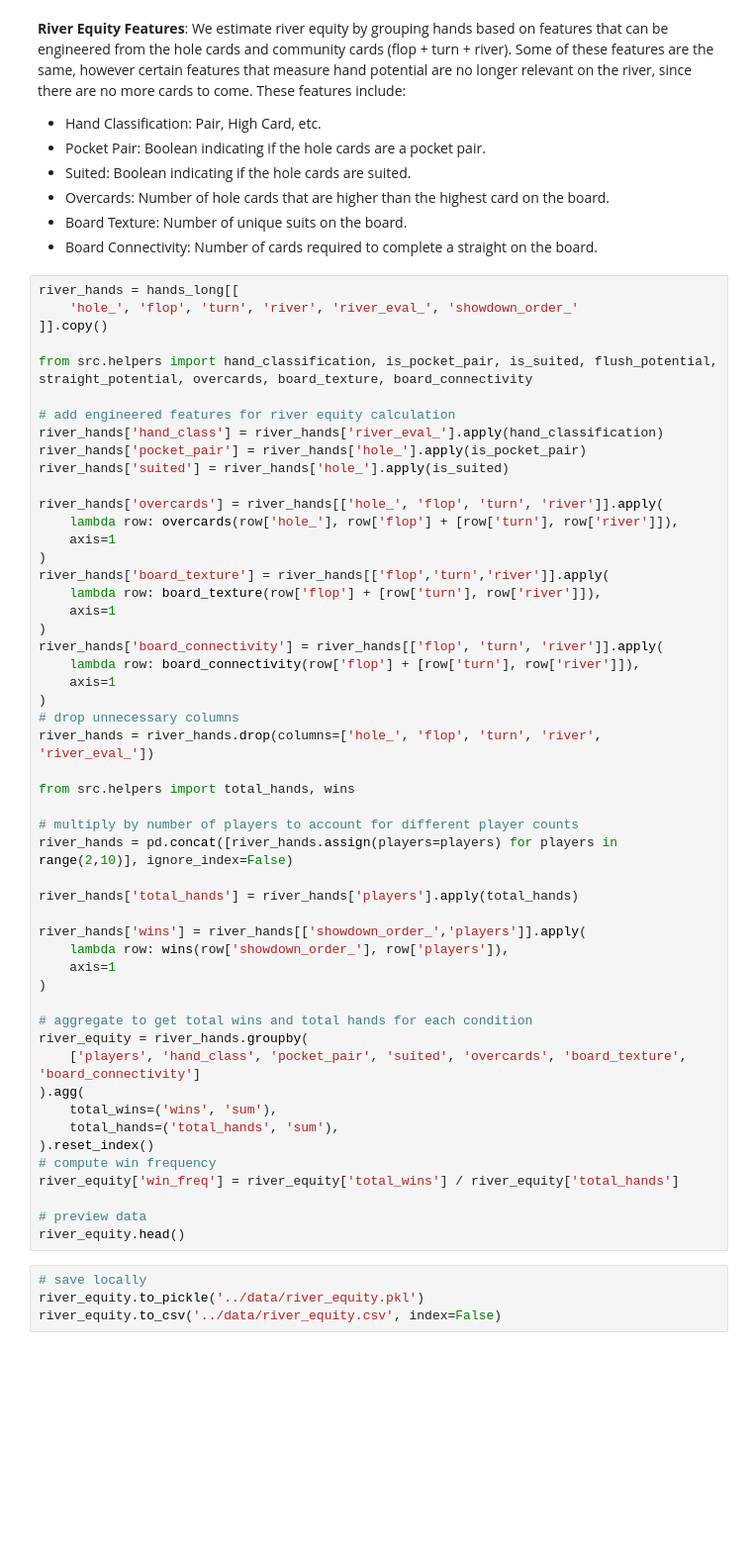
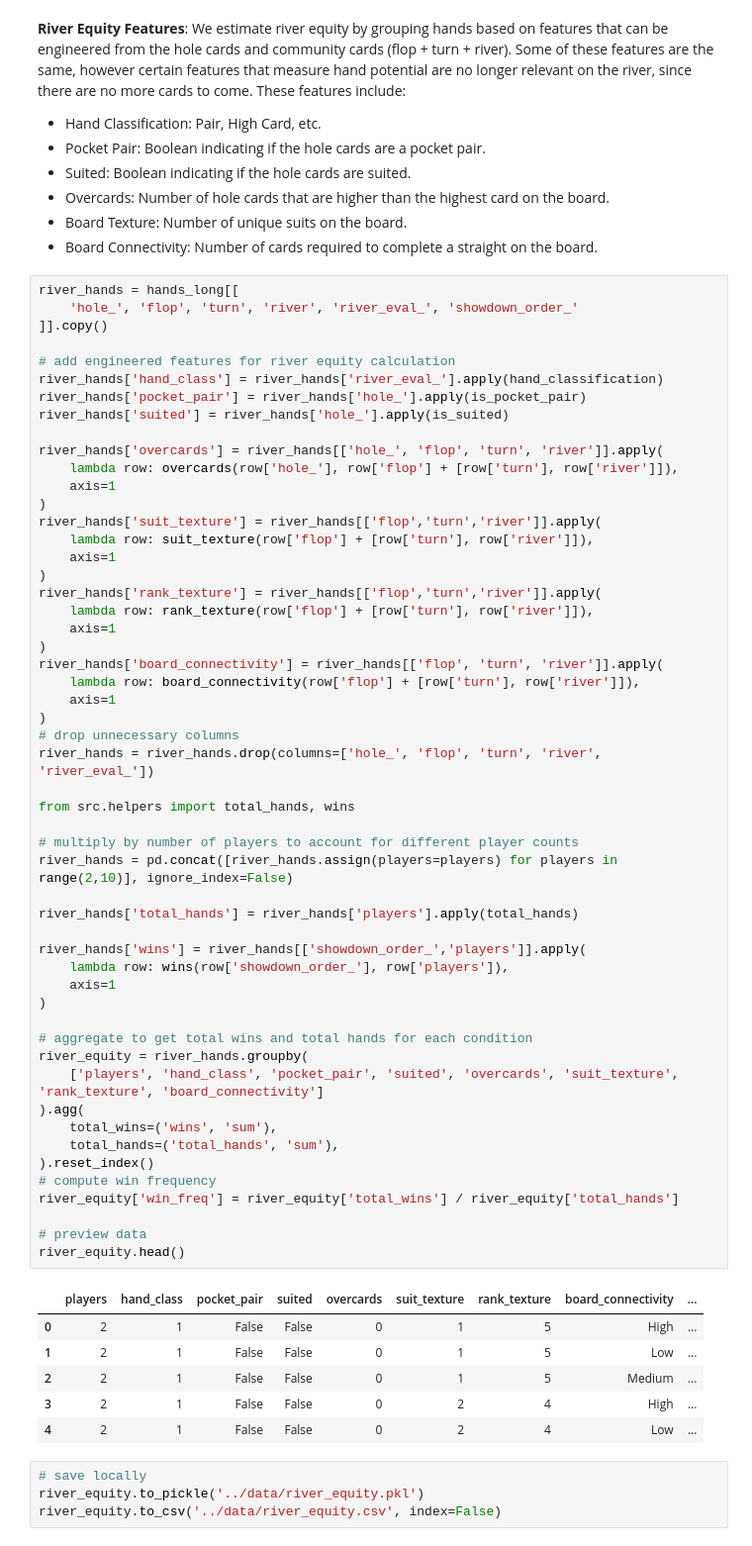
Before and after one commit to bnies1017/PokerDataScience, a Jupyter notebook: notebooks/05_turn_river_equity.ipynb, the cells around one changed output. Shown: that part at 99% size. Saved outputs shown, nothing was run; the diff lists cells and outputs as text; blank space fills up the shorter version.

```diff
--- a/notebooks/05_turn_river_equity.ipynb
+++ b/notebooks/05_turn_river_equity.ipynb
@@ -118,8 +131,6 @@ The results are a little strange, specifically the equity not being equal to 1.0
 river_hands = hands_long[[
     'hole_', 'flop', 'turn', 'river', 'river_eval_', 'showdown_order_'
 ]].copy()
-
-from src.helpers import hand_classification, is_pocket_pair, is_suited, flush_potential, straight_potential, overcards, board_texture, board_connectivity
 
 # add engineered features for river equity calculation
 river_hands['hand_class'] = river_hands['river_eval_'].apply(hand_classification)
@@ -130,41 +141,52 @@ river_hands['overcards'] = river_hands[['hole_', 'flop', 'turn', 'river']].apply
     lambda row: overcards(row['hole_'], row['flop'] + [row['turn'], row['river']]),
     axis=1
 )
-river_hands['board_texture'] = river_hands[['flop','turn','river']].apply(
-    lambda row: board_texture(row['flop'] + [row['turn'], row['river']]),
+river_hands['suit_texture'] = river_hands[['flop','turn','river']].apply(
+    lambda row: suit_texture(row['flop'] + [row['turn'], row['river']]),
+    axis=1
+)
+river_hands['rank_texture'] = river_hands[['flop','turn','river']].apply(
+    lambda row: rank_texture(row['flop'] + [row['turn'], row['river']]),
     axis=1
 )
 river_hands['board_connectivity'] = river_hands[['flop', 'turn', 'river']].apply(
     lambda row: board_connectivity(row['flop'] + [row['turn'], row['river']]),
     axis=1
 )
 # drop unnecessary columns
 river_hands = river_hands.drop(columns=['hole_', 'flop', 'turn', 'river', 'river_eval_'])
 
 from src.helpers import total_hands, wins
 
 # multiply by number of players to account for different player counts
 river_hands = pd.concat([river_hands.assign(players=players) for players in range(2,10)], ignore_index=False)
 
 river_hands['total_hands'] = river_hands['players'].apply(total_hands)
 
 river_hands['wins'] = river_hands[['showdown_order_','players']].apply(
     lambda row: wins(row['showdown_order_'], row['players']),
     axis=1
 )
 
 # aggregate to get total wins and total hands for each condition
 river_equity = river_hands.groupby(
-    ['players', 'hand_class', 'pocket_pair', 'suited', 'overcards', 'board_texture', 'board_connectivity']
+    ['players', 'hand_class', 'pocket_pair', 'suited', 'overcards', 'suit_texture', 'rank_texture', 'board_connectivity']
 ).agg(
     total_wins=('wins', 'sum'),
     total_hands=('total_hands', 'sum'),
 ).reset_index()
 # compute win frequency
 river_equity['win_freq'] = river_equity['total_wins'] / river_equity['total_hands']
 
 # preview data
 river_equity.head()
+# %% [output]
+|  | players | hand_class | pocket_pair | suited | overcards | suit_texture | rank_texture | board_connectivity | ... |
+| 0 | 2 | 1 | False | False | 0 | 1 | 5 | High | ... |
+| 1 | 2 | 1 | False | False | 0 | 1 | 5 | Low | ... |
+| 2 | 2 | 1 | False | False | 0 | 1 | 5 | Medium | ... |
+| 3 | 2 | 1 | False | False | 0 | 2 | 4 | High | ... |
+| 4 | 2 | 1 | False | False | 0 | 2 | 4 | Low | ... |
 # %%
 # save locally
 river_equity.to_pickle('../data/river_equity.pkl')
```
Also changed, not shown: parts of 3 cells of this notebook, 1 other file.
